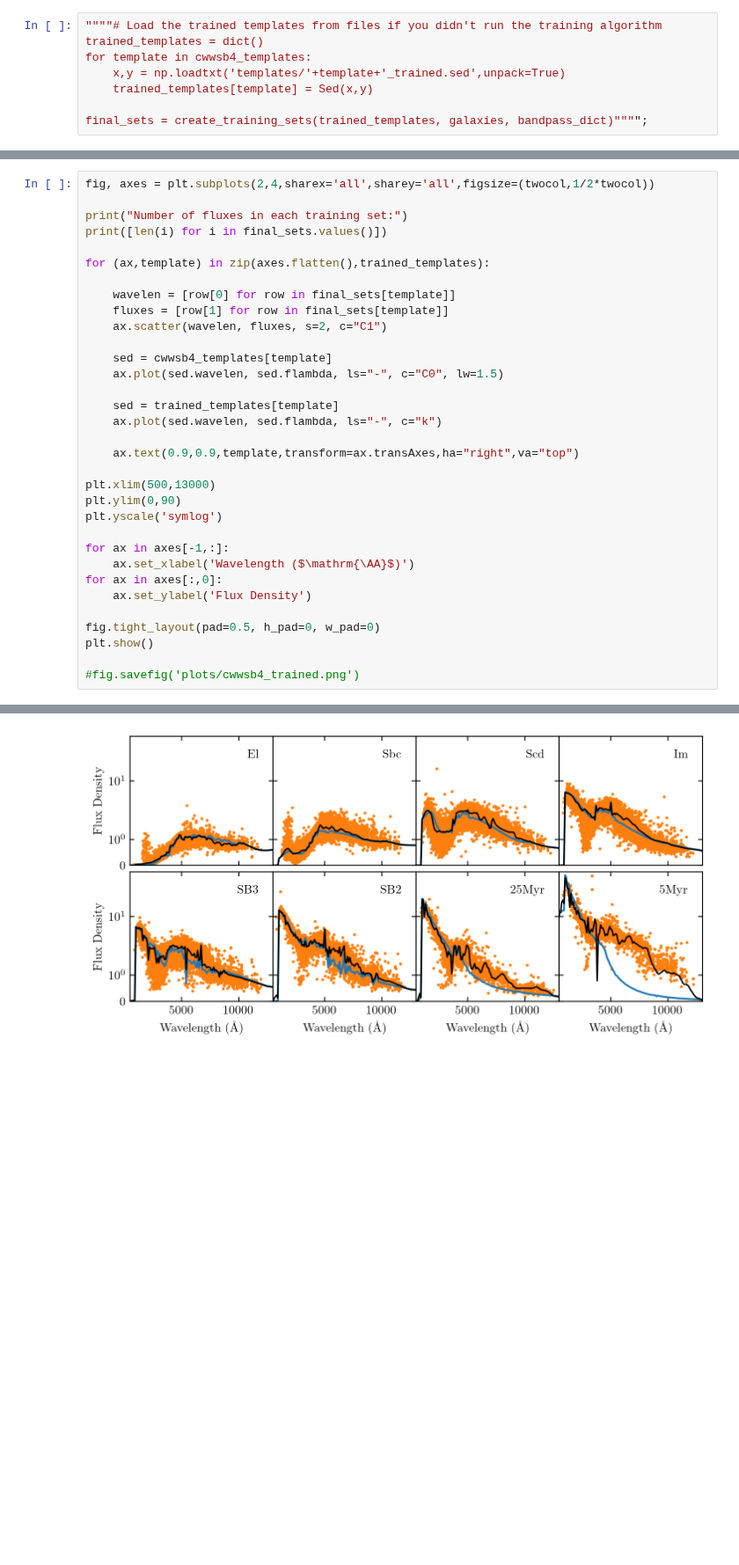
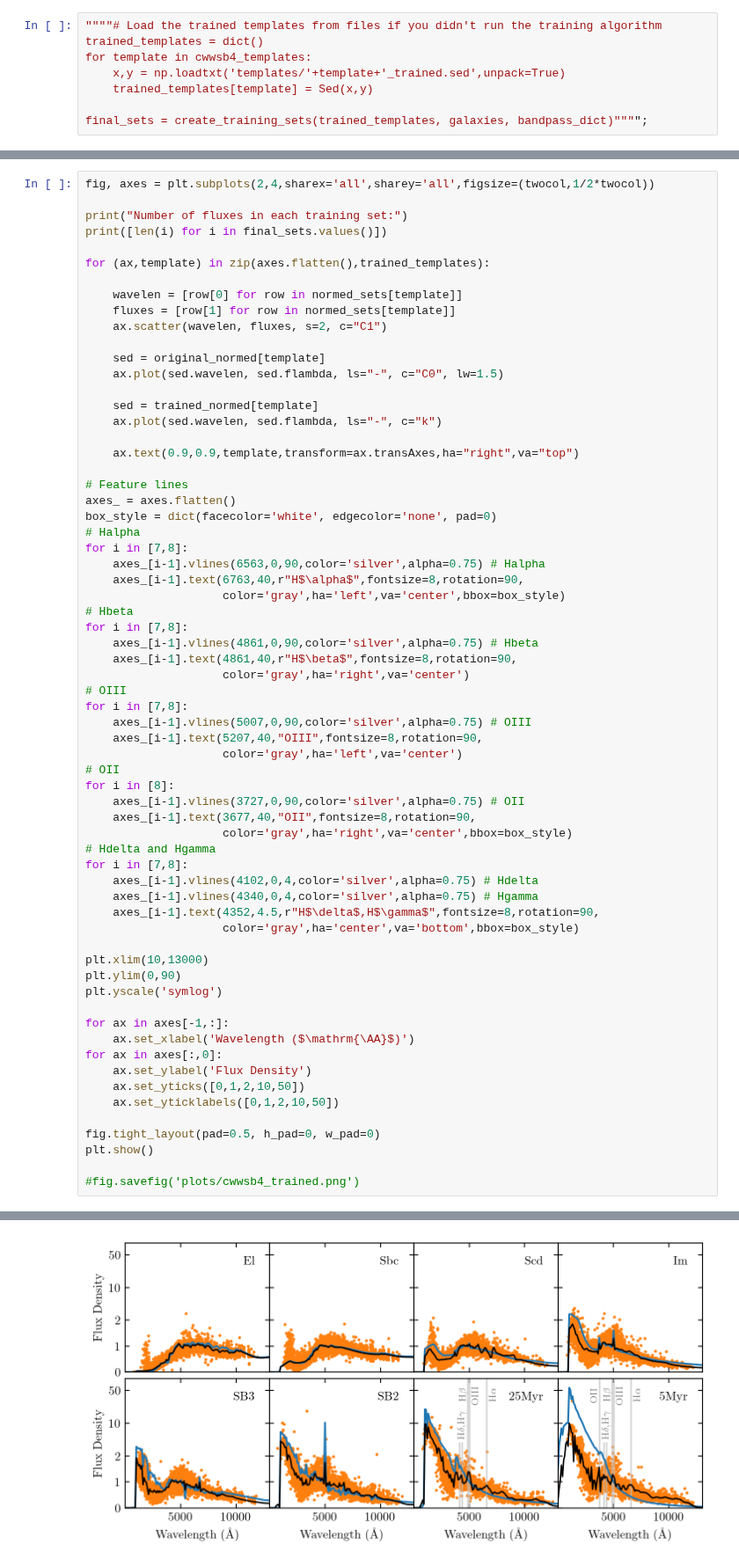
Before and after one commit to dirac-institute/photoz_template_learning, a Jupyter notebook: training_cwwsb4.ipynb, the cells around one changed output, grey strips where cells are left out. Shown at 88% size. Drawn from its saved outputs; the diff is of its cells as text; blank space fills up the shorter version.

Commit message:
Improved the CWW+SB4 plot. Continued to work on spectral line stuff. Played around with the color plots a little.

```diff
--- a/training_cwwsb4.ipynb
+++ b/training_cwwsb4.ipynb
@@ -227,19 +248,49 @@ print([len(i) for i in final_sets.values()])
 
 for (ax,template) in zip(axes.flatten(),trained_templates):
 
-    wavelen = [row[0] for row in final_sets[template]]
-    fluxes = [row[1] for row in final_sets[template]]
+    wavelen = [row[0] for row in normed_sets[template]]
+    fluxes = [row[1] for row in normed_sets[template]]
     ax.scatter(wavelen, fluxes, s=2, c="C1")
 
-    sed = cwwsb4_templates[template]
+    sed = original_normed[template]
     ax.plot(sed.wavelen, sed.flambda, ls="-", c="C0", lw=1.5)
 
-    sed = trained_templates[template]
+    sed = trained_normed[template]
     ax.plot(sed.wavelen, sed.flambda, ls="-", c="k")
 
     ax.text(0.9,0.9,template,transform=ax.transAxes,ha="right",va="top")
 
-plt.xlim(500,13000)
+# Feature lines
+axes_ = axes.flatten()
+box_style = dict(facecolor='white', edgecolor='none', pad=0)
+# Halpha
+for i in [7,8]:
+    axes_[i-1].vlines(6563,0,90,color='silver',alpha=0.75) # Halpha
+    axes_[i-1].text(6763,40,r"H$\alpha$",fontsize=8,rotation=90,
+                    color='gray',ha='left',va='center',bbox=box_style)
+# Hbeta
+for i in [7,8]:
+    axes_[i-1].vlines(4861,0,90,color='silver',alpha=0.75) # Hbeta
+    axes_[i-1].text(4861,40,r"H$\beta$",fontsize=8,rotation=90,
+                    color='gray',ha='right',va='center')
+# OIII
+for i in [7,8]:
+    axes_[i-1].vlines(5007,0,90,color='silver',alpha=0.75) # OIII
+    axes_[i-1].text(5207,40,"OIII",fontsize=8,rotation=90,
+                    color='gray',ha='left',va='center')
+# OII
+for i in [8]:
+    axes_[i-1].vlines(3727,0,90,color='silver',alpha=0.75) # OII
+    axes_[i-1].text(3677,40,"OII",fontsize=8,rotation=90,
+                    color='gray',ha='right',va='center',bbox=box_style)
+# Hdelta and Hgamma
+for i in [7,8]:
+    axes_[i-1].vlines(4102,0,4,color='silver',alpha=0.75) # Hdelta
+    axes_[i-1].vlines(4340,0,4,color='silver',alpha=0.75) # Hgamma
+    axes_[i-1].text(4352,4.5,r"H$\delta$,H$\gamma$",fontsize=8,rotation=90,
+                    color='gray',ha='center',va='bottom',bbox=box_style)
+
+plt.xlim(10,13000)
 plt.ylim(0,90)
 plt.yscale('symlog')
 
@@ -247,6 +298,8 @@ for ax in axes[-1,:]:
     ax.set_xlabel('Wavelength ($\mathrm{\AA}$)')
 for ax in axes[:,0]:
     ax.set_ylabel('Flux Density')
+    ax.set_yticks([0,1,2,10,50])
+    ax.set_yticklabels([0,1,2,10,50])
 
 fig.tight_layout(pad=0.5, h_pad=0, w_pad=0)
 plt.show()
@@ -258 +311 @@ Number of fluxes in each training set:
-[figure, old version]
+[figure, new version]
```
Also changed, not shown: parts of 8 cells of this notebook, 3 other files.
